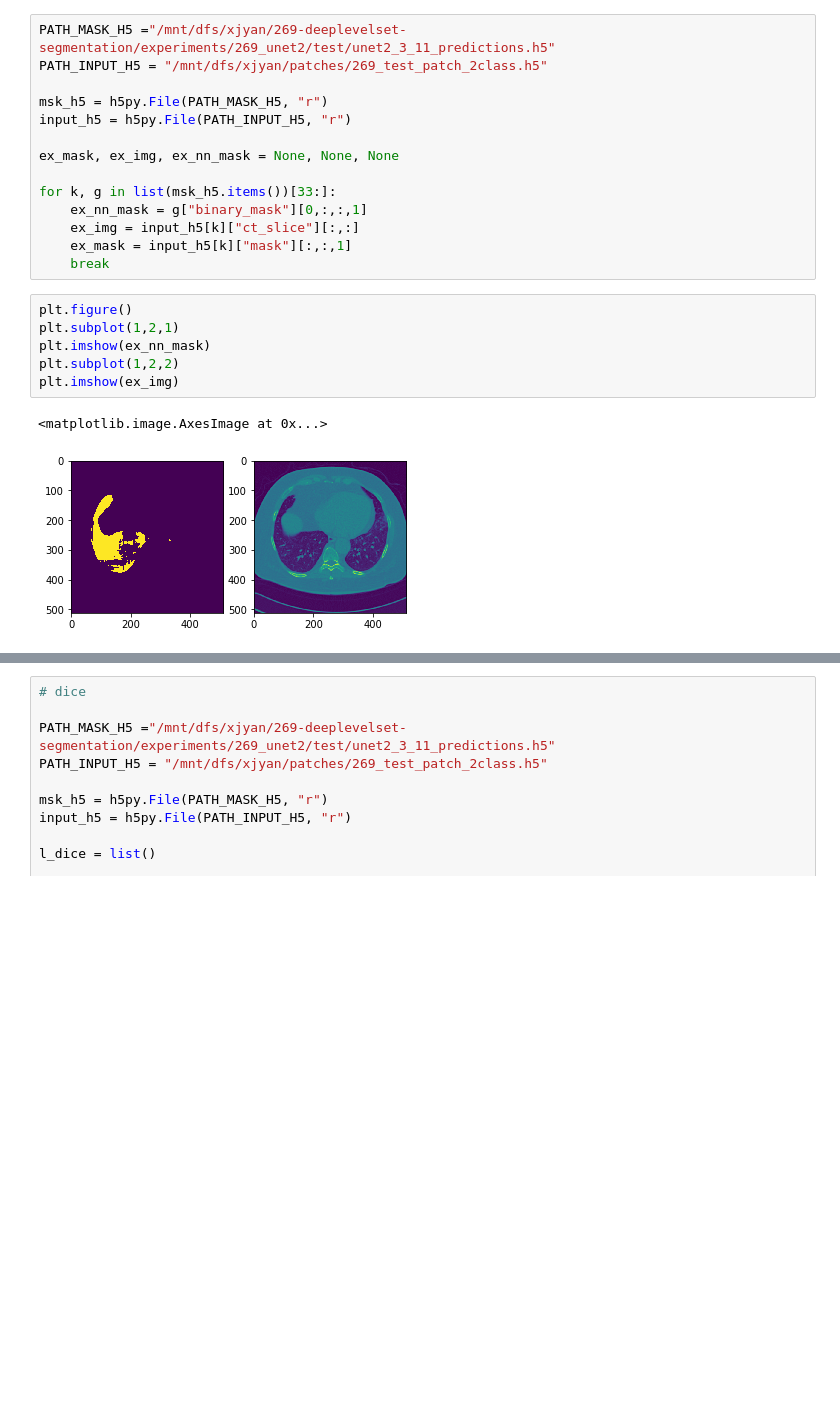
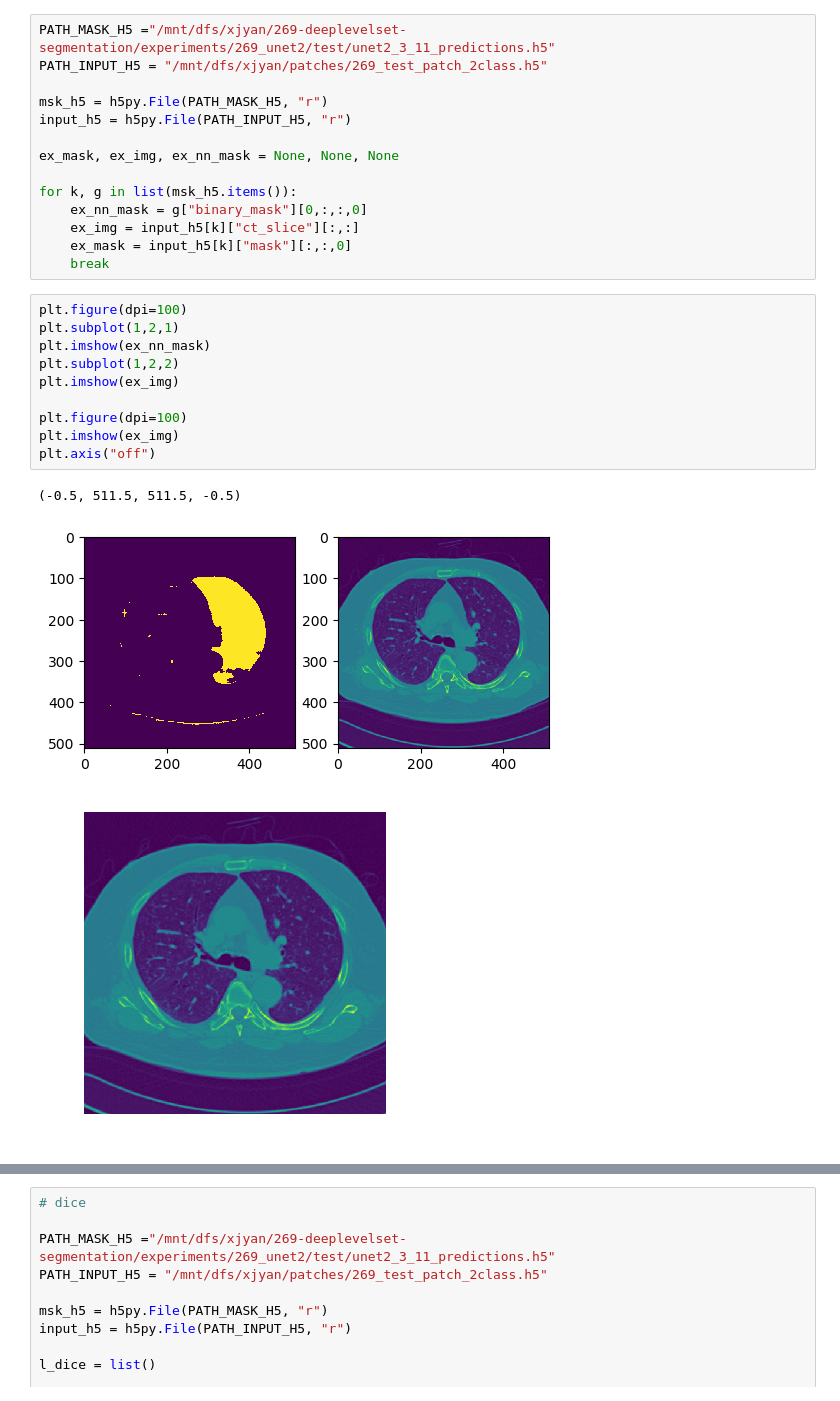
Before and after one commit to plantver/269_deeplevelset, a Jupyter notebook: notebook/3_26_test_msnake.ipynb, the cells around one changed output, grey strips where cells are left out. Saved outputs shown, nothing was run; the diff lists cells and outputs as text; blank space fills up the shorter version.

```diff
--- a/notebook/3_26_test_msnake.ipynb
+++ b/notebook/3_26_test_msnake.ipynb
@@ -31,17 +32,22 @@ input_h5 = h5py.File(PATH_INPUT_H5, "r")
 
 ex_mask, ex_img, ex_nn_mask = None, None, None
 
-for k, g in list(msk_h5.items())[33:]:
-    ex_nn_mask = g["binary_mask"][0,:,:,1]
+for k, g in list(msk_h5.items()):
+    ex_nn_mask = g["binary_mask"][0,:,:,0]
     ex_img = input_h5[k]["ct_slice"][:,:]
-    ex_mask = input_h5[k]["mask"][:,:,1]
+    ex_mask = input_h5[k]["mask"][:,:,0]
     break
 # %%
-plt.figure()
+plt.figure(dpi=100)
 plt.subplot(1,2,1)
 plt.imshow(ex_nn_mask)
 plt.subplot(1,2,2)
 plt.imshow(ex_img)
+
+plt.figure(dpi=100)
+plt.imshow(ex_img)
+plt.axis("off")
 # %% [output]
-<matplotlib.image.AxesImage at 0x...>
+(-0.5, 511.5, 511.5, -0.5)
-[figure, old version]
+[figure, new version]
+[figure, added]
```
Also changed, not shown: parts of 7 cells of this notebook, 35 other files.
